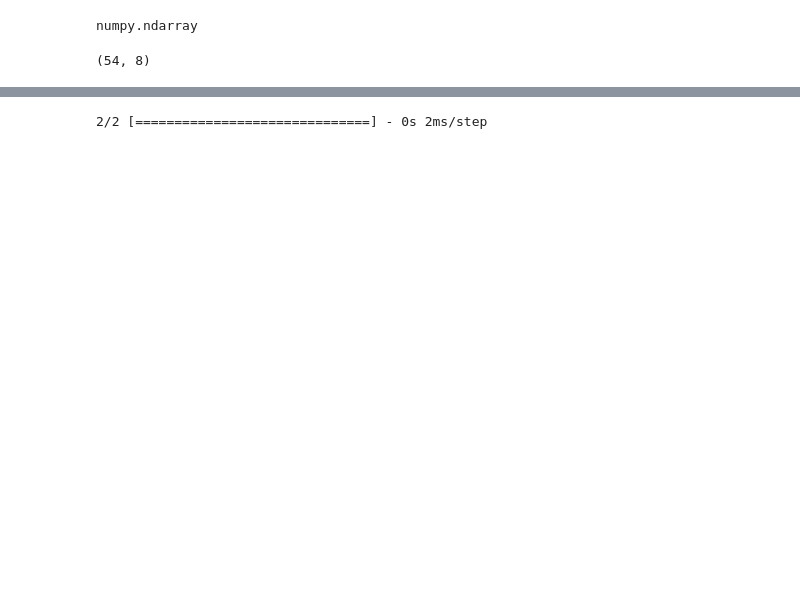
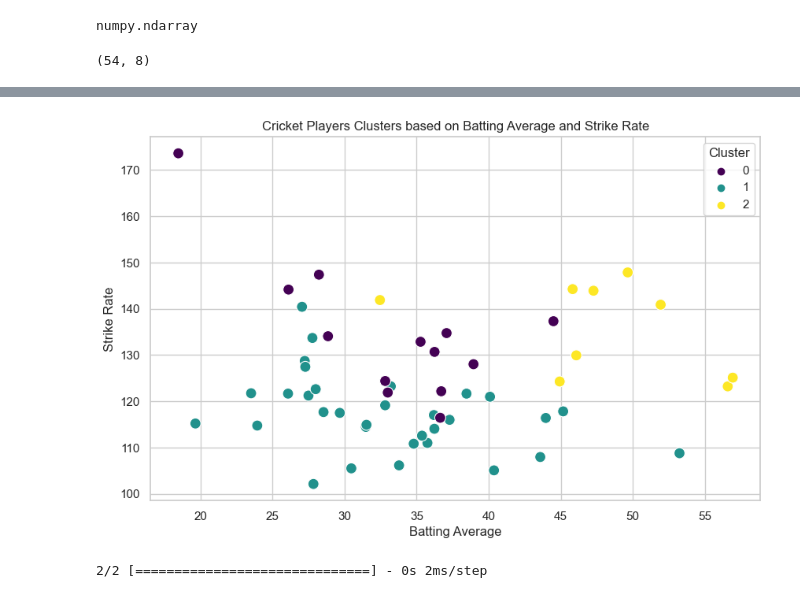
Before and after one commit to anubrotoGhose/IPL-Top-Players, a Jupyter notebook: IPL Batting Performance.ipynb, the cells around one changed output, grey strips where cells are left out. Saved outputs shown, nothing was run; the diff lists cells and outputs as text; code cells hidden in the pictures; blank space fills up the shorter version.

Commit message:
Added Cluster Graphs

```diff
--- a/IPL Batting Performance.ipynb
+++ b/IPL Batting Performance.ipynb
@@ -348,3 +348,26 @@ sorted_data
+# %%
+import matplotlib.pyplot as plt
+import seaborn as sns
+
+# Assuming 'data' is your DataFrame
+
+# Set the style of seaborn
+sns.set(style="whitegrid")
+
+# Create a scatter plot with 'average' on the x-axis and 'strike_rate' on the y-axis
+plt.figure(figsize=(10, 6))
+sns.scatterplot(x='average', y='strike_rate', hue='Cluster', data=sorted_data, palette='viridis', s=100)
+
+# Set the title and labels of the plot
+plt.title('Cricket Players Clusters based on Batting Average and Strike Rate')
+plt.xlabel('Batting Average')
+plt.ylabel('Strike Rate')
+
+# Show the plot
+plt.legend(title='Cluster')
+plt.show()
+# %% [output]
+[figure, added]
 # %%
 from tensorflow.keras.layers import Input, Dense
 from tensorflow.keras.models import Model
```
Also changed, not shown: parts of 34 cells of this notebook.
